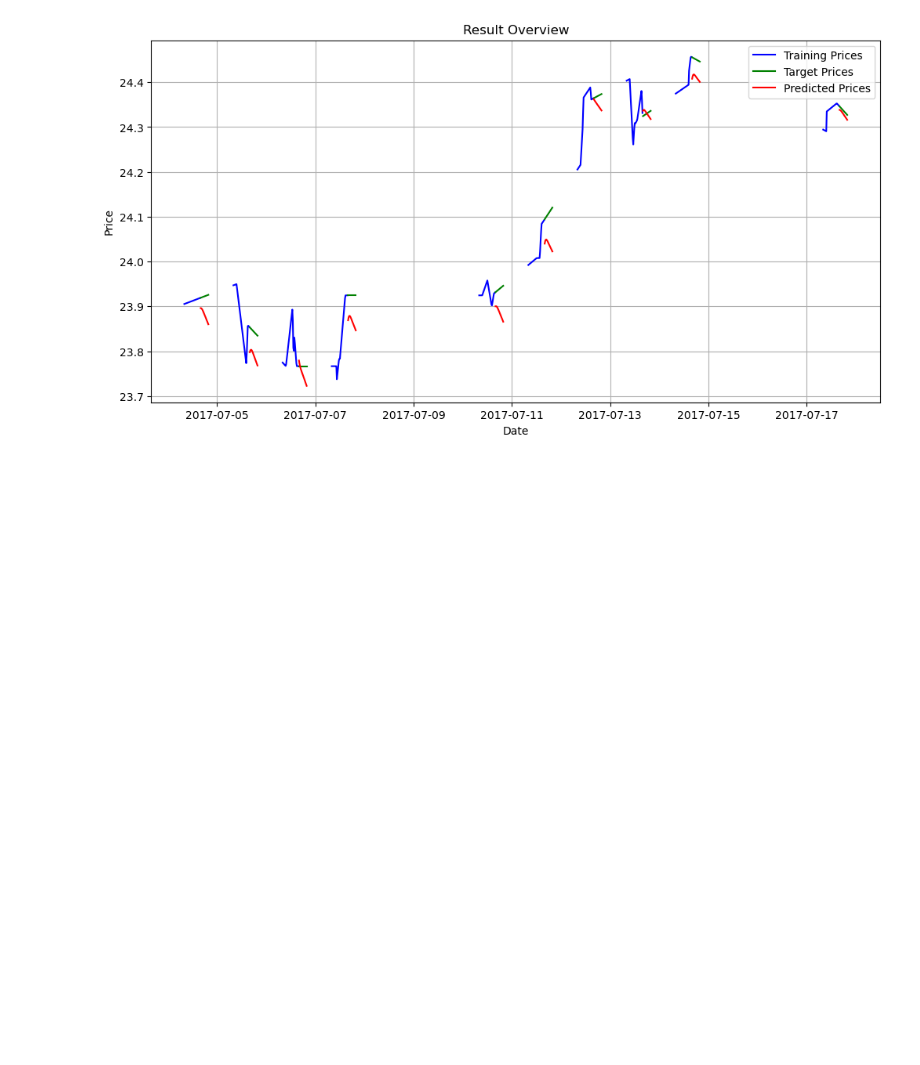
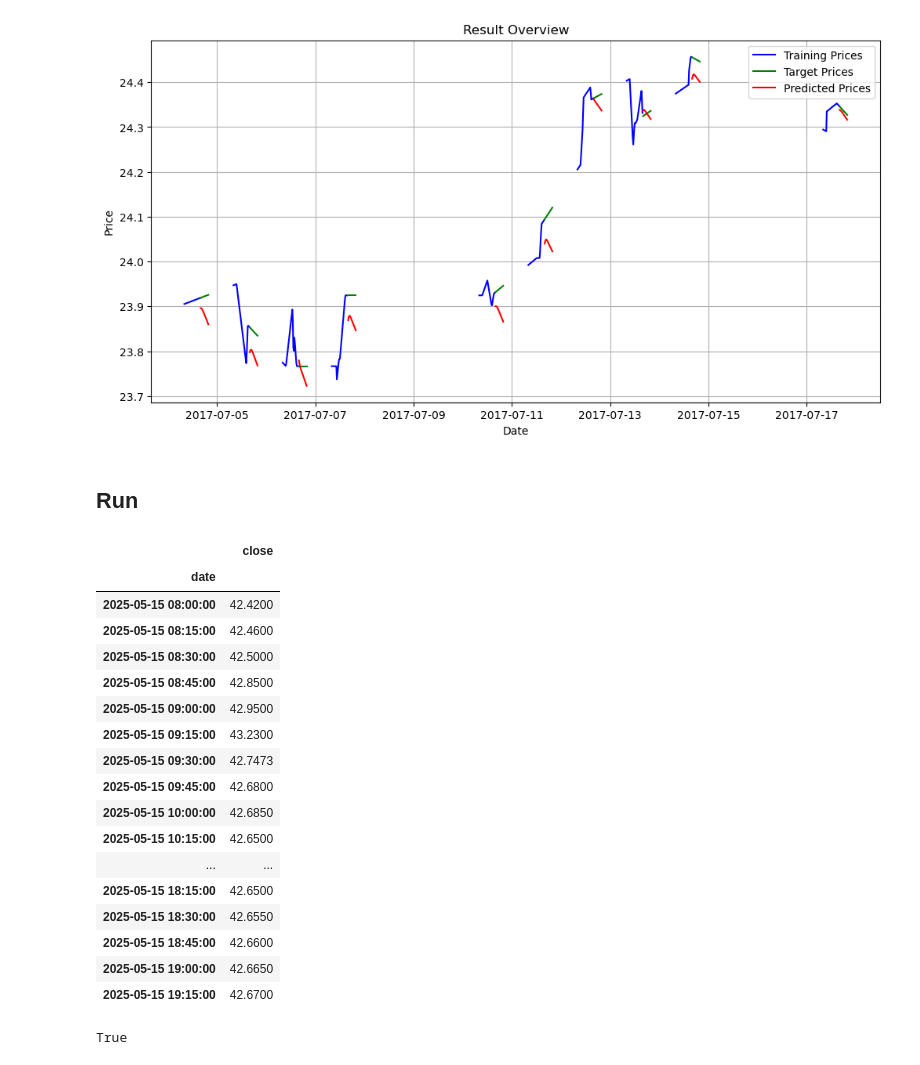
Before and after one commit to paulruesing/hybrid-rl-index-trading, a Jupyter notebook: notebooks/predictor_parametrisation.ipynb, the cells around one changed output. Saved outputs shown, nothing was run; the diff lists cells and outputs as text; code cells hidden in the pictures; blank space fills up the shorter version.

```diff
--- a/notebooks/predictor_parametrisation.ipynb
+++ b/notebooks/predictor_parametrisation.ipynb
@@ -920,3 +962,5 @@ predictor_a2_1.plot_prediction_overview('training', (0, 10))
 [figure]
 # %%
 predictor_a2_2
+# %% [markdown]
+## Run
@@ -922,0 +973,29 @@ predictor_a2_2
+# %%
+ts = TimeSeries(key=AV_API_KEY, output_format='pandas')
+recent_dax = ts.get_intraday(ticker, interval=f'{sampling_rate_minutes}min', outputsize="compact" if 14*60/sampling_rate_minutes < 100 else "full")
+daily_dax = recent_dax[0][recent_dax[0].index.day_of_year == recent_dax[0].index.day_of_year.max()]['4. close']  # last day
+recent_price_data = prep.time_interpolation_new_sampling_rate(daily_dax, '4. close', 'date', f'{sampling_rate_minutes}min', manual_operating_hours=(8, 22))
+recent_price_data
+# %% [output]
+|  | close |
+| date |  |
+| 2025-05-15 08:00:00 | 42.4200 |
+| 2025-05-15 08:15:00 | 42.4600 |
+| 2025-05-15 08:30:00 | 42.5000 |
+| 2025-05-15 08:45:00 | 42.8500 |
+| 2025-05-15 09:00:00 | 42.9500 |
+| 2025-05-15 09:15:00 | 43.2300 |
+| 2025-05-15 09:30:00 | 42.7473 |
+| 2025-05-15 09:45:00 | 42.6800 |
+| 2025-05-15 10:00:00 | 42.6850 |
+| 2025-05-15 10:15:00 | 42.6500 |
+| ... | ... |
+| 2025-05-15 18:15:00 | 42.6500 |
+| 2025-05-15 18:30:00 | 42.6550 |
+| 2025-05-15 18:45:00 | 42.6600 |
+| 2025-05-15 19:00:00 | 42.6650 |
+| 2025-05-15 19:15:00 | 42.6700 |
+# %%
+isinstance(recent_price_data.index, pd.DatetimeIndex)
+# %% [output]
+True
```
Also changed, not shown: parts of 12 cells of this notebook.
